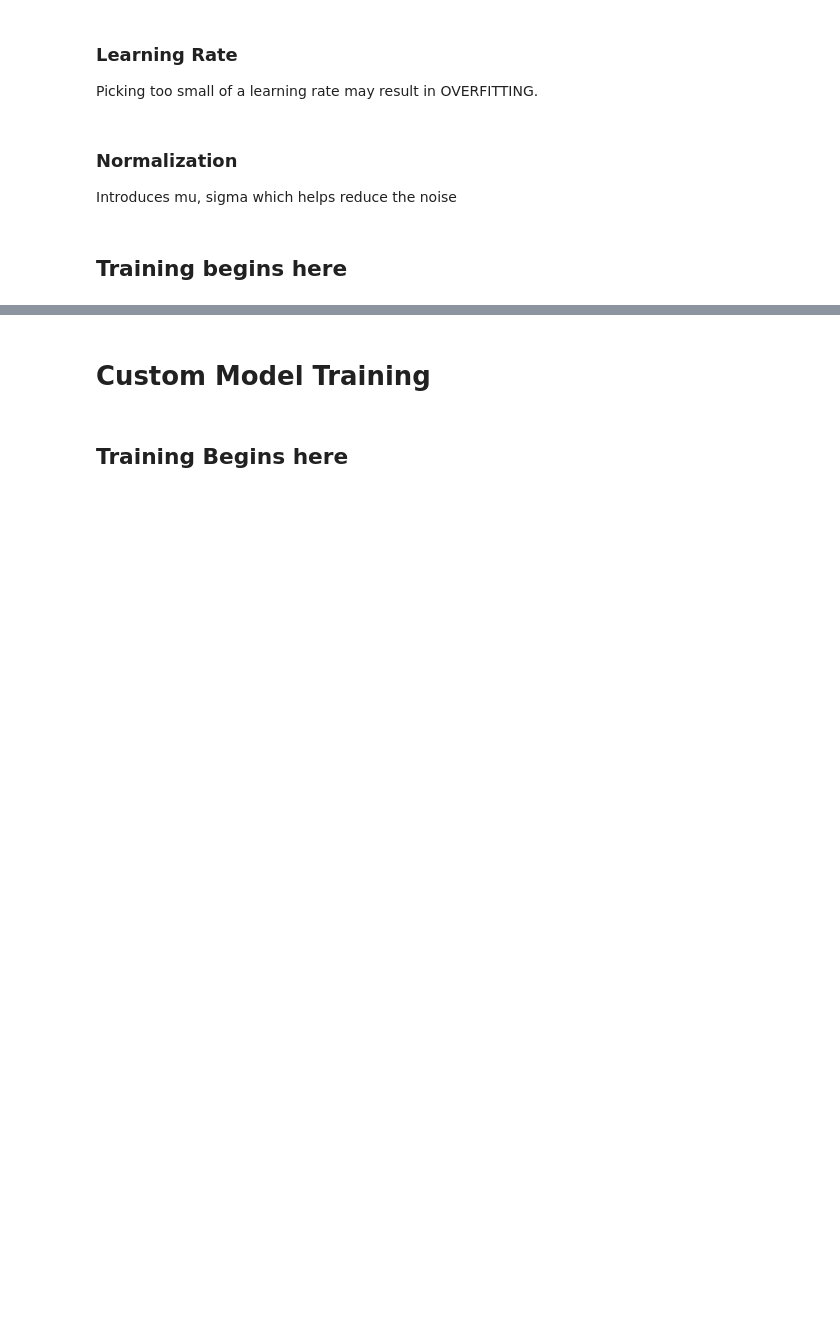
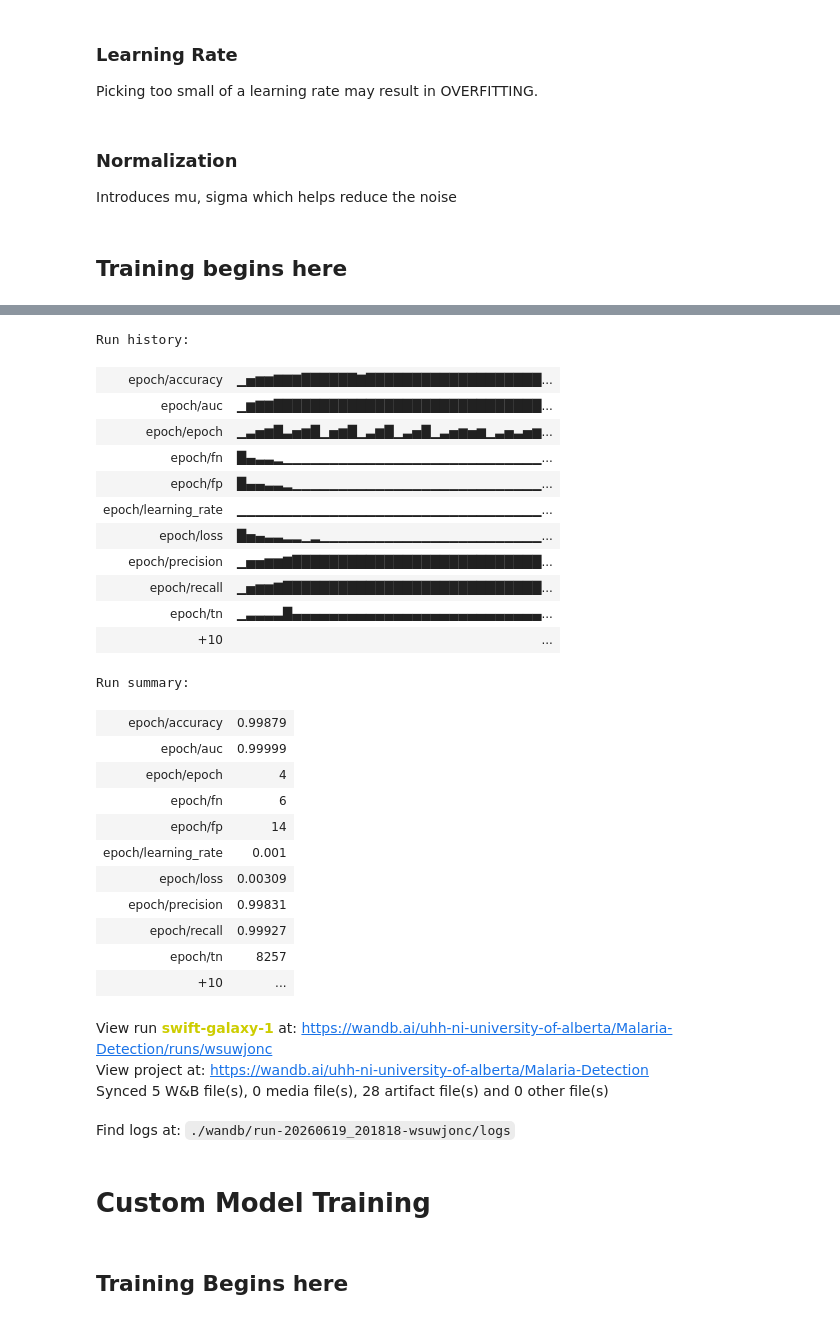
Before and after one commit to sleepsonrockss/Deep-Learning, a Jupyter notebook: MalariaDetection/MalariaDiagnosisCNN.ipynb, the cells around one changed output, grey strips where cells are left out. Cells and saved outputs as stored; diff of their text form; code cells hidden in the pictures; blank space fills up the shorter version.

Commit message:
Wandb Basics & Callback: 16:26:15

```diff
--- a/MalariaDetection/MalariaDiagnosisCNN.ipynb
+++ b/MalariaDetection/MalariaDiagnosisCNN.ipynb
@@ -142,3 +169,18 @@ for image, label in train_dataset.take(16):
+# %%
+wandb.config = {
+    'LEARNING_RATE':0.001,
+    'EPOCHS': 100,
+    'BATCH_SIZE': 128,
+    "IM_SIZE": 224,
+    "REGULARIZATION_RATE": 0.0,
+    "DROPOUT_RATE": 0.0,
+    "N_FILTERS": 6,
+    "KERNEL_SIZE": 3,
+    "N_STRIDES": 1,
+    "POOL_SIZE": 2,
+    "N_DENSE_1": 128,
+    "N_DENSE_2": 32,
+}
 # %% [markdown]
 # Data Visualization
 # %%
@@ -1153,0 +1229,3 @@ Epoch 5/5
+# %%
+wandb.finish()
+# %% [output]
@@ -1154,3 +1233,31 @@ Epoch 5/5
+Run history:
+| epoch/accuracy | ▁▅▆▆▇▇▇██████▇███████████████████... |
+| epoch/auc | ▁▆▇▇█████████████████████████████... |
+| epoch/epoch | ▁▃▅▆█▃▅▆█▁▅▆█▁▃▆█▁▃▅█▁▃▅▆▅▆▁▃▅▃▅▆... |
+| epoch/fn | █▄▃▃▂▁▁▁▁▁▁▁▁▁▁▁▁▁▁▁▁▁▁▁▁▁▁▁▁▁▁▁▁... |
+| epoch/fp | █▄▄▃▃▂▁▁▁▁▁▁▁▁▁▁▁▁▁▁▁▁▁▁▁▁▁▁▁▁▁▁▁... |
+| epoch/learning_rate | ▁▁▁▁▁▁▁▁▁▁▁▁▁▁▁▁▁▁▁▁▁▁▁▁▁▁▁▁▁▁▁▁▁... |
+| epoch/loss | █▅▄▃▃▂▂▁▂▁▁▁▁▁▁▁▁▁▁▁▁▁▁▁▁▁▁▁▁▁▁▁▁... |
+| epoch/precision | ▁▅▅▆▆▇███████████████████████████... |
+| epoch/recall | ▁▅▆▆▇████████████████████████████... |
+| epoch/tn | ▁▃▃▃▃█▄▄▄▄▄▄▄▄▄▄▄▄▄▄▄▄▄▄▄▄▄▄▄▄▄▄▄... |
+| +10 | ... |
+Run summary:
+| epoch/accuracy | 0.99879 |
+| epoch/auc | 0.99999 |
+| epoch/epoch | 4 |
+| epoch/fn | 6 |
+| epoch/fp | 14 |
+| epoch/learning_rate | 0.001 |
+| epoch/loss | 0.00309 |
+| epoch/precision | 0.99831 |
+| epoch/recall | 0.99927 |
+| epoch/tn | 8257 |
+| +10 | ... |
+View run swift-galaxy-1 at: https://wandb.ai/uhh-ni-university-of-alberta/Malaria-Detection/runs/wsuwjonc
+View project at: https://wandb.ai/uhh-ni-university-of-alberta/Malaria-Detection
+Synced 5 W&B file(s), 0 media file(s), 28 artifact file(s) and 0 other file(s)
+Find logs at: ./wandb/run-20260619_201818-wsuwjonc/logs
 # %%
 # image = cv2.imread('cell.jpg')
 # print(image)
```
Also changed, not shown: parts of 19 cells of this notebook.
